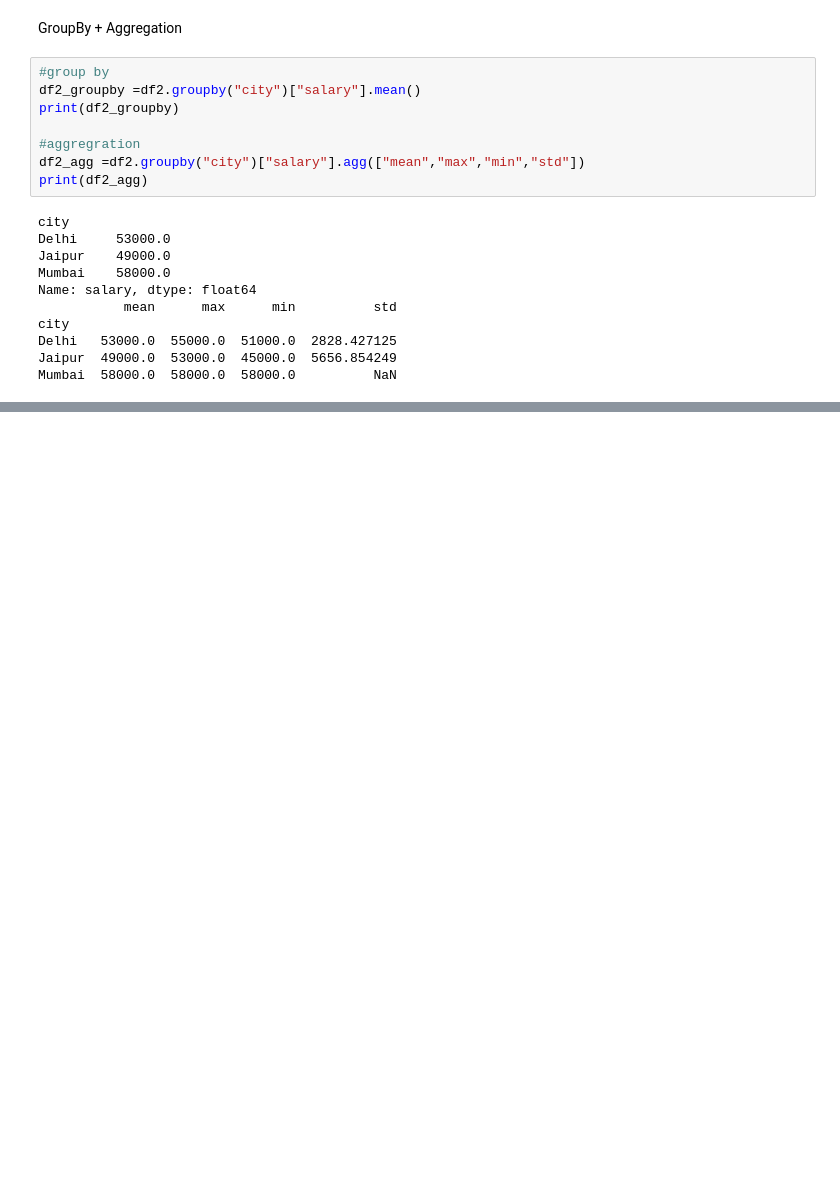
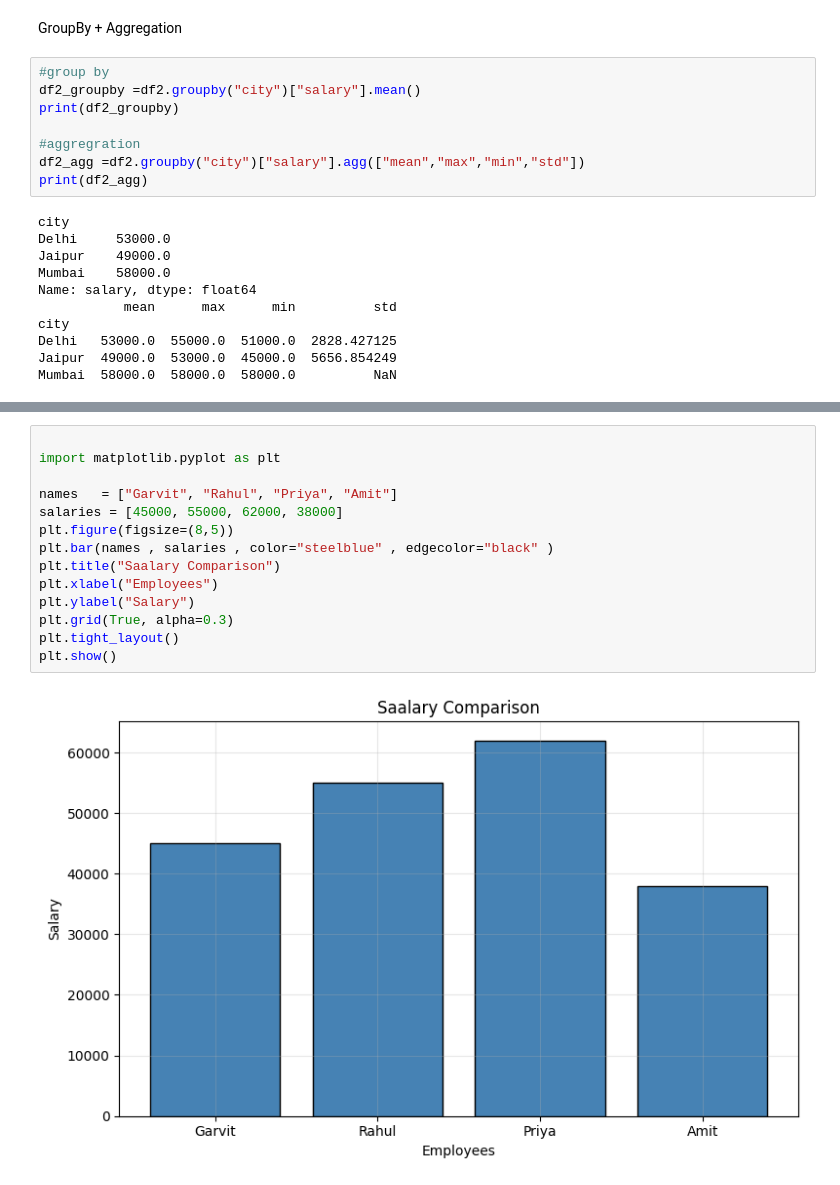
Before and after one commit to Garvitk001/python-grind, a Jupyter notebook: Day6.ipynb, the cells around one changed output, grey strips where cells are left out. Drawn from its saved outputs; the diff is of its cells as text; blank space fills up the shorter version.

Commit message:
Day 6 Session 3: Matplotlib - Bar, Pie, Scatter, Histogram, Line charts

```diff
--- a/Day6.ipynb
+++ b/Day6.ipynb
@@ -261,0 +294,16 @@ Mumbai  58000.0  58000.0  58000.0          NaN
+# %%
+
+import matplotlib.pyplot as plt
+
+names   = ["Garvit", "Rahul", "Priya", "Amit"]
+salaries = [45000, 55000, 62000, 38000]
+plt.figure(figsize=(8,5))
+plt.bar(names , salaries , color="steelblue" , edgecolor="black" )
+plt.title("Saalary Comparison")
+plt.xlabel("Employees")
+plt.ylabel("Salary")
+plt.grid(True, alpha=0.3)
+plt.tight_layout()
+plt.show()
+# %% [output]
+[figure, added]
```
Also changed, not shown: parts of 8 cells of this notebook, 5 other files.
